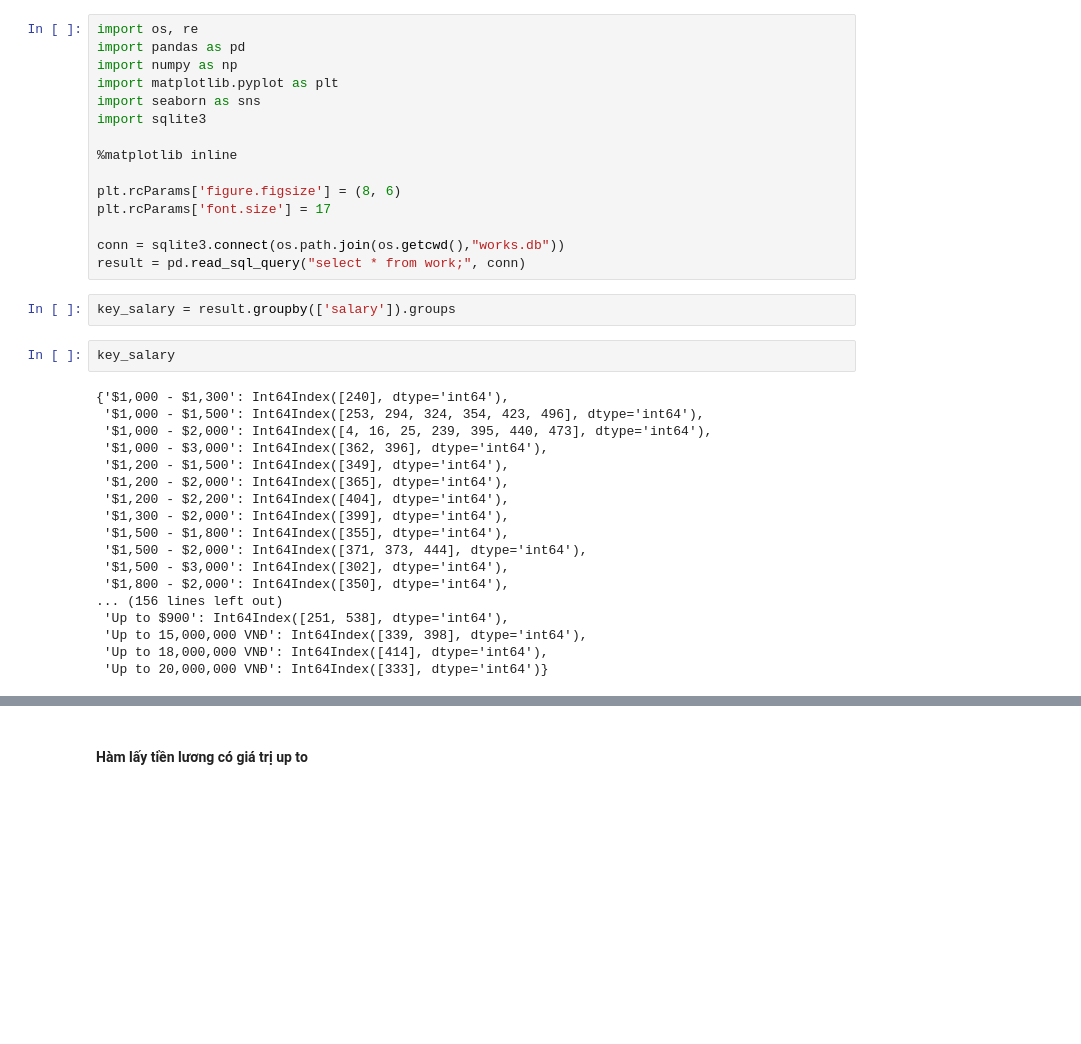
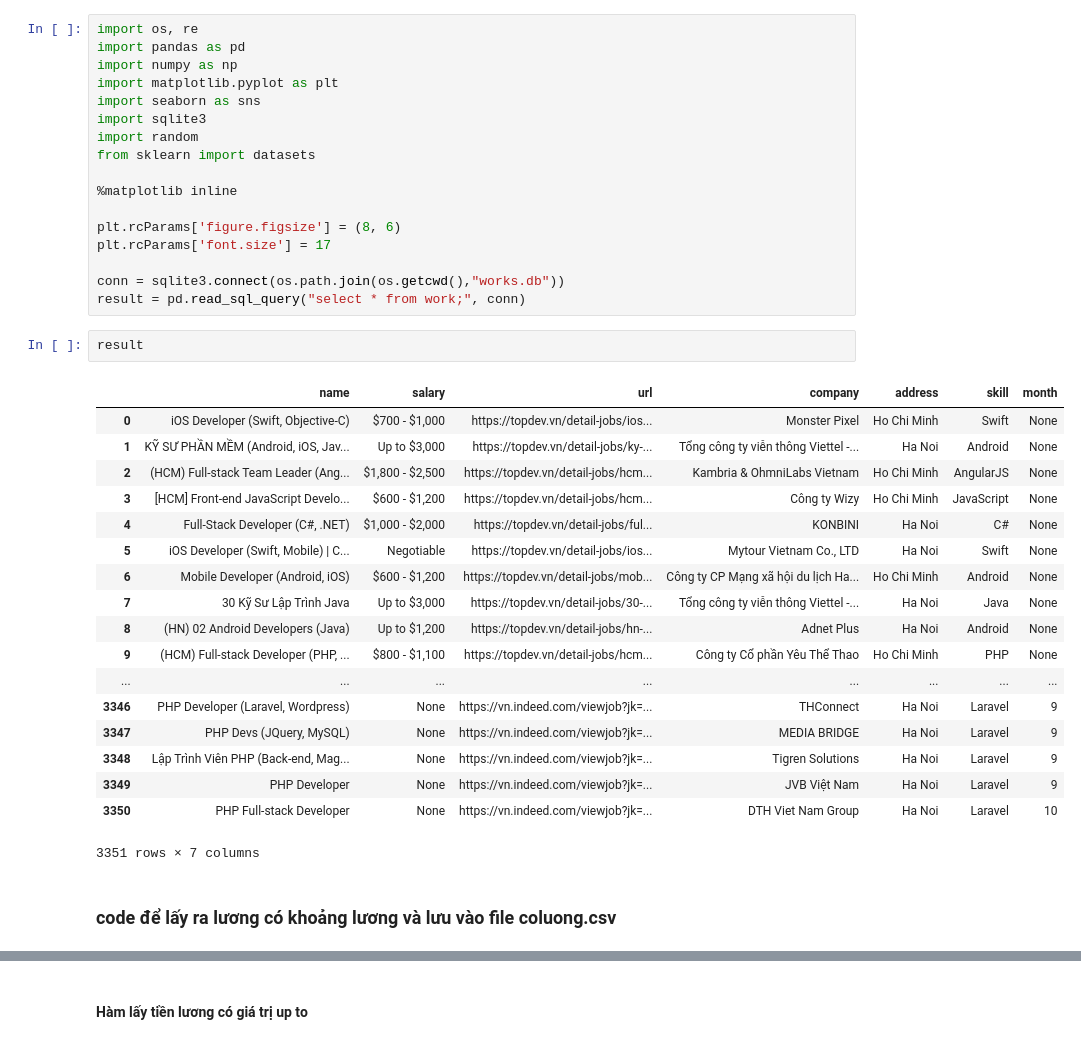
Before and after one commit to thanhcong96199/JOB, a Jupyter notebook: Results_data_work.ipynb, the cells around one changed output, grey strips where cells are left out. Drawn from its saved outputs; the diff is of its cells as text; blank space fills up the shorter version.

```diff
--- a/Results_data_work.ipynb
+++ b/Results_data_work.ipynb
@@ -5,6 +5,8 @@ import numpy as np
 import matplotlib.pyplot as plt
 import seaborn as sns
 import sqlite3
+import random
+from sklearn import datasets
 
 %matplotlib inline
 
@@ -13,25 +15,26 @@ plt.rcParams['font.size'] = 17
 
 conn = sqlite3.connect(os.path.join(os.getcwd(),"works.db"))
 result = pd.read_sql_query("select * from work;", conn)
-# %%
-key_salary = result.groupby(['salary']).groups
-# %%
-key_salary
-# %% [output]
-{'$1,000 - $1,300': Int64Index([240], dtype='int64'),
- '$1,000 - $1,500': Int64Index([253, 294, 324, 354, 423, 496], dtype='int64'),
- '$1,000 - $2,000': Int64Index([4, 16, 25, 239, 395, 440, 473], dtype='int64'),
- '$1,000 - $3,000': Int64Index([362, 396], dtype='int64'),
- '$1,200 - $1,500': Int64Index([349], dtype='int64'),
- '$1,200 - $2,000': Int64Index([365], dtype='int64'),
- '$1,200 - $2,200': Int64Index([404], dtype='int64'),
- '$1,300 - $2,000': Int64Index([399], dtype='int64'),
- '$1,500 - $1,800': Int64Index([355], dtype='int64'),
- '$1,500 - $2,000': Int64Index([371, 373, 444], dtype='int64'),
- '$1,500 - $3,000': Int64Index([302], dtype='int64'),
- '$1,800 - $2,000': Int64Index([350], dtype='int64'),
-... (156 lines left out)
- 'Up to $900': Int64Index([251, 538], dtype='int64'),
- 'Up to 15,000,000 VNĐ': Int64Index([339, 398], dtype='int64'),
- 'Up to 18,000,000 VNĐ': Int64Index([414], dtype='int64'),
- 'Up to 20,000,000 VNĐ': Int64Index([333], dtype='int64')}
+# %%
+result
+# %% [output]
+|  | name | salary | url | company | address | skill | month |
+| 0 | iOS Developer (Swift, Objective-C) | $700 - $1,000 | https://topdev.vn/detail-jobs/ios... | Monster Pixel | Ho Chi Minh | Swift | None |
+| 1 | KỸ SƯ PHẦN MỀM (Android, iOS, Jav... | Up to $3,000 | https://topdev.vn/detail-jobs/ky-... | Tổng công ty viễn thông Viettel -... | Ha Noi | Android | None |
+| 2 | (HCM) Full-stack Team Leader (Ang... | $1,800 - $2,500 | https://topdev.vn/detail-jobs/hcm... | Kambria & OhmniLabs Vietnam | Ho Chi Minh | AngularJS | None |
+| 3 | [HCM] Front-end JavaScript Develo... | $600 - $1,200 | https://topdev.vn/detail-jobs/hcm... | Công ty Wizy | Ho Chi Minh | JavaScript | None |
+| 4 | Full-Stack Developer (C#, .NET) | $1,000 - $2,000 | https://topdev.vn/detail-jobs/ful... | KONBINI | Ha Noi | C# | None |
+| 5 | iOS Developer (Swift, Mobile) | C... | Negotiable | https://topdev.vn/detail-jobs/ios... | Mytour Vietnam Co., LTD | Ha Noi | Swift | None |
+| 6 | Mobile Developer (Android, iOS) | $600 - $1,200 | https://topdev.vn/detail-jobs/mob... | Công ty CP Mạng xã hội du lịch Ha... | Ho Chi Minh | Android | None |
+| 7 | 30 Kỹ Sư Lập Trình Java | Up to $3,000 | https://topdev.vn/detail-jobs/30-... | Tổng công ty viễn thông Viettel -... | Ha Noi | Java | None |
+| 8 | (HN) 02 Android Developers (Java) | Up to $1,200 | https://topdev.vn/detail-jobs/hn-... | Adnet Plus | Ha Noi | Android | None |
+| 9 | (HCM) Full-stack Developer (PHP, ... | $800 - $1,100 | https://topdev.vn/detail-jobs/hcm... | Công ty Cổ phần Yêu Thể Thao | Ho Chi Minh | PHP | None |
+| ... | ... | ... | ... | ... | ... | ... | ... |
+| 3346 | PHP Developer (Laravel, Wordpress) | None | https://vn.indeed.com/viewjob?jk=... | THConnect | Ha Noi | Laravel | 9 |
+| 3347 | PHP Devs (JQuery, MySQL) | None | https://vn.indeed.com/viewjob?jk=... | MEDIA BRIDGE | Ha Noi | Laravel | 9 |
+| 3348 | Lập Trình Viên PHP (Back-end, Mag... | None | https://vn.indeed.com/viewjob?jk=... | Tigren Solutions | Ha Noi | Laravel | 9 |
+| 3349 | PHP Developer | None | https://vn.indeed.com/viewjob?jk=... | JVB Việt Nam | Ha Noi | Laravel | 9 |
+| 3350 | PHP Full-stack Developer | None | https://vn.indeed.com/viewjob?jk=... | DTH Viet Nam Group | Ha Noi | Laravel | 10 |
+3351 rows × 7 columns
+# %% [markdown]
+### code để lấy ra lương có khoảng lương và lưu vào file coluong.csv
```
Also changed, not shown: parts of 120 cells of this notebook.
